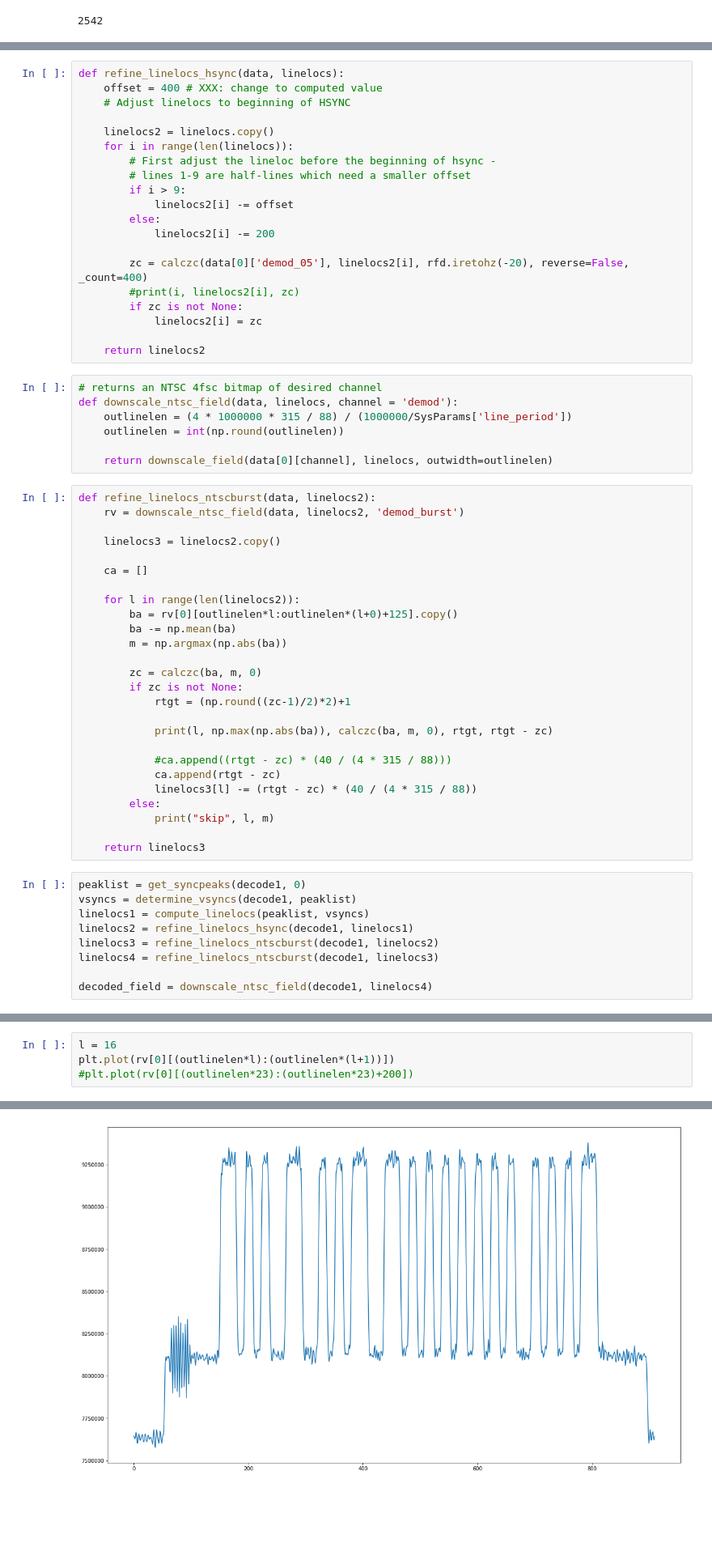
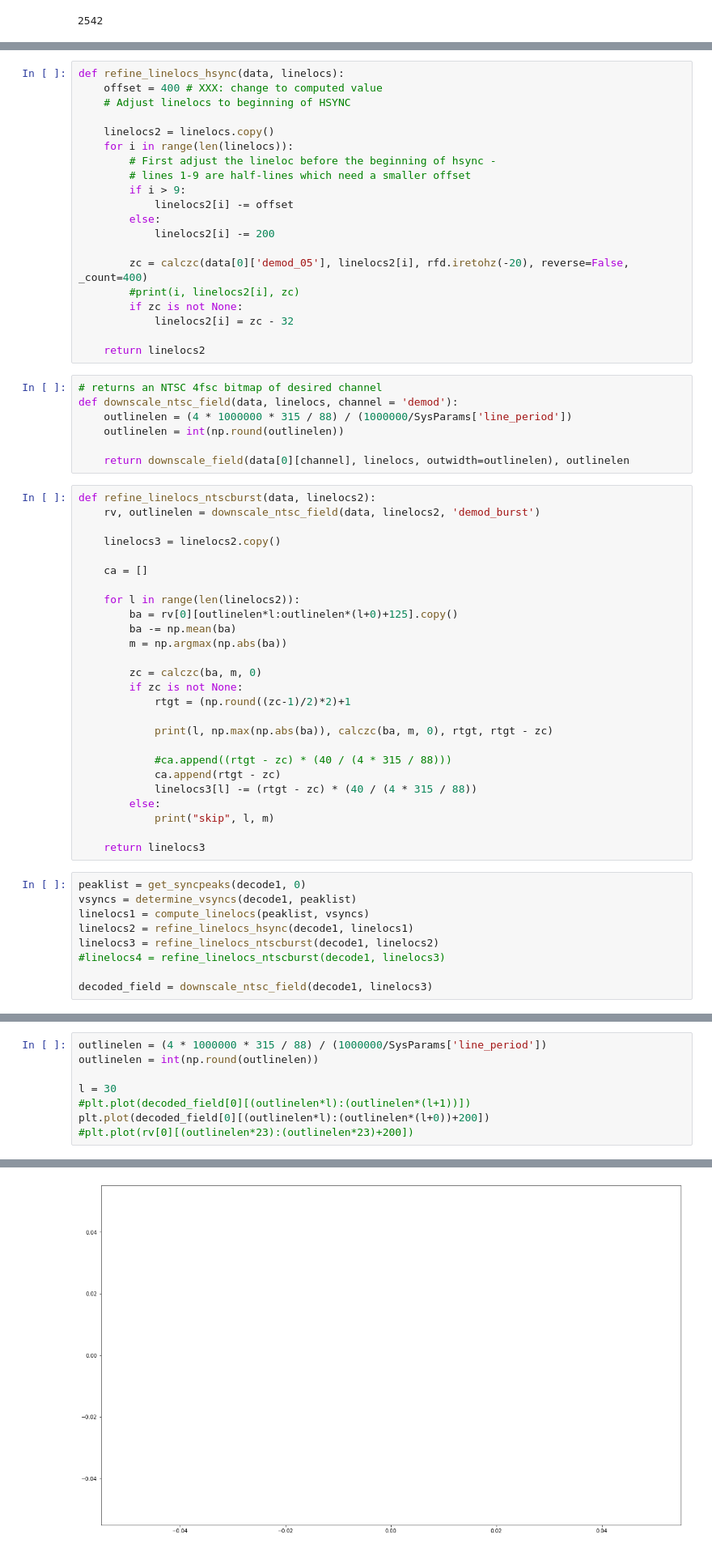
Before and after one commit to happycube/ld-decode, a Jupyter notebook: ld-decode-r1.ipynb, the cells around one changed output, grey strips where cells are left out. Shown at 81% size. Drawn from its saved outputs; the diff is of its cells as text; blank space fills up the shorter version.

```diff
--- a/ld-decode-r1.ipynb
+++ b/ld-decode-r1.ipynb
@@ -691,7 +726,7 @@ def refine_linelocs_hsync(data, linelocs):
         zc = calczc(data[0]['demod_05'], linelocs2[i], rfd.iretohz(-20), reverse=False, _count=400)
         #print(i, linelocs2[i], zc)
         if zc is not None:
-            linelocs2[i] = zc
+            linelocs2[i] = zc - 32
 
     return linelocs2
 # %%
@@ -700,10 +735,10 @@ def downscale_ntsc_field(data, linelocs, channel = 'demod'):
     outlinelen = (4 * 1000000 * 315 / 88) / (1000000/SysParams['line_period'])
     outlinelen = int(np.round(outlinelen))
 
-    return downscale_field(data[0][channel], linelocs, outwidth=outlinelen)
+    return downscale_field(data[0][channel], linelocs, outwidth=outlinelen), outlinelen
 # %%
 def refine_linelocs_ntscburst(data, linelocs2):
-    rv = downscale_ntsc_field(data, linelocs2, 'demod_burst')
+    rv, outlinelen = downscale_ntsc_field(data, linelocs2, 'demod_burst')
 
     linelocs3 = linelocs2.copy()
 
@@ -733,7 +768,7 @@ vsyncs = determine_vsyncs(decode1, peaklist)
 linelocs1 = compute_linelocs(peaklist, vsyncs)
 linelocs2 = refine_linelocs_hsync(decode1, linelocs1)
 linelocs3 = refine_linelocs_ntscburst(decode1, linelocs2)
-linelocs4 = refine_linelocs_ntscburst(decode1, linelocs3)
+#linelocs4 = refine_linelocs_ntscburst(decode1, linelocs3)
 
-decoded_field = downscale_ntsc_field(decode1, linelocs4)
+decoded_field = downscale_ntsc_field(decode1, linelocs3)
 # %% [output]
@@ -761,7 +796,11 @@ linelocs1[50], linelocs2[50], linelocs3[50], linelocs4[50]
 # %%
-l = 16
-plt.plot(rv[0][(outlinelen*l):(outlinelen*(l+1))])
+outlinelen = (4 * 1000000 * 315 / 88) / (1000000/SysParams['line_period'])
+outlinelen = int(np.round(outlinelen))
+
+l = 30
+#plt.plot(decoded_field[0][(outlinelen*l):(outlinelen*(l+1))])
+plt.plot(decoded_field[0][(outlinelen*l):(outlinelen*(l+0))+200])
 #plt.plot(rv[0][(outlinelen*23):(outlinelen*23)+200])
 # %% [output]
 [<matplotlib.lines.Line2D at 0x...>]
-[figure, old version]
+[figure, new version]
```
Also changed, not shown: parts of 11 cells of this notebook.
